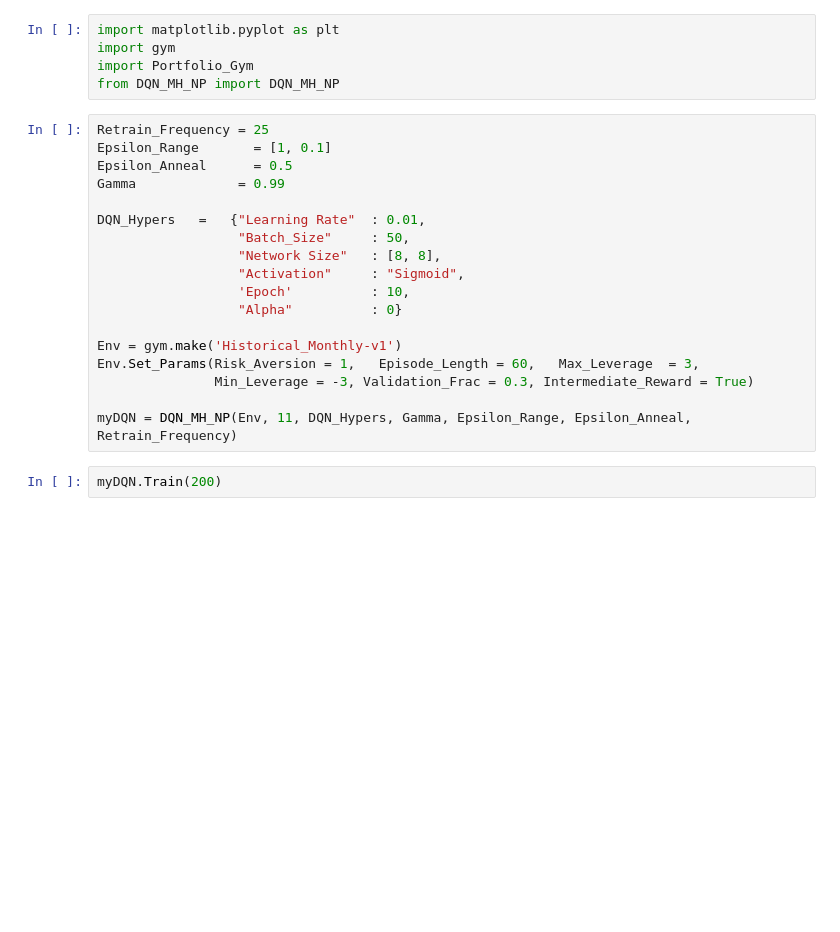
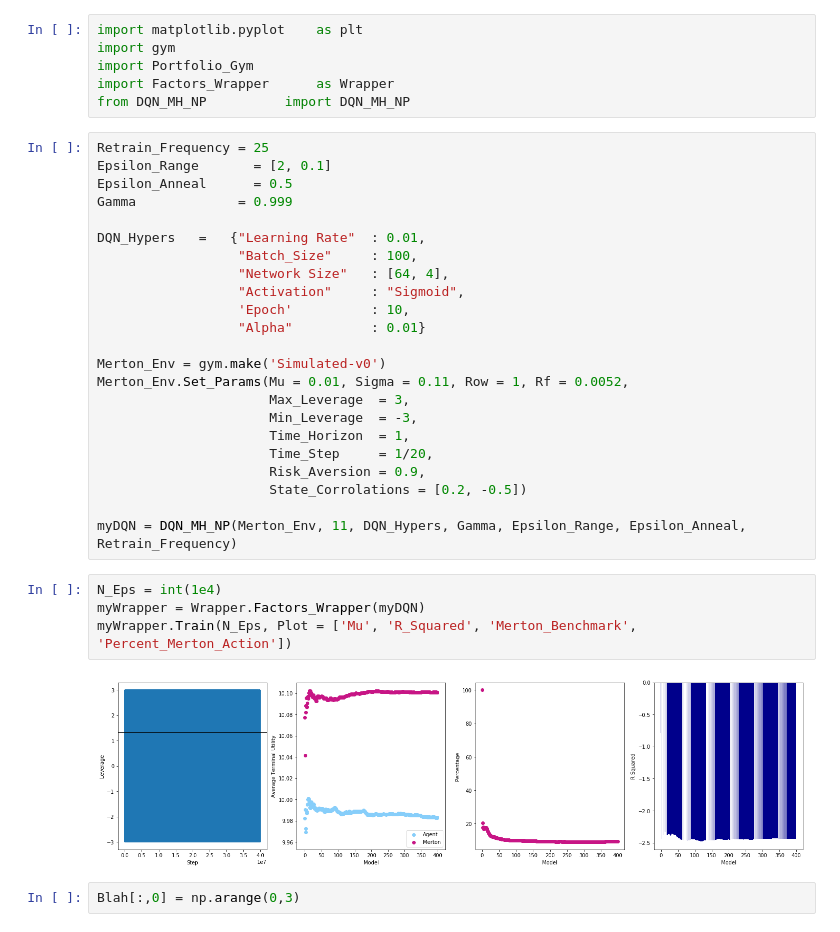
Before and after one commit to ansgarw/rl-portfolio, a Jupyter notebook: DQN Agent/DQN_Standard Form.ipynb, the cells around one changed output. Drawn from its saved outputs; the diff is of its cells as text; blank space fills up the shorter version.

```diff
--- a/DQN Agent/DQN_Standard Form.ipynb
+++ b/DQN Agent/DQN_Standard Form.ipynb
@@ -1,25 +1,37 @@
 # %%
-import matplotlib.pyplot as plt
+import matplotlib.pyplot    as plt
 import gym
 import Portfolio_Gym
-from DQN_MH_NP import DQN_MH_NP
+import Factors_Wrapper      as Wrapper
+from DQN_MH_NP          import DQN_MH_NP
 # %%
 Retrain_Frequency = 25
-Epsilon_Range       = [1, 0.1]
+Epsilon_Range       = [2, 0.1]
 Epsilon_Anneal      = 0.5
-Gamma             = 0.99
+Gamma             = 0.999
 
 DQN_Hypers   =   {"Learning Rate"  : 0.01,
-                  "Batch_Size"     : 50,
-                  "Network Size"   : [8, 8],
+                  "Batch_Size"     : 100,
+                  "Network Size"   : [64, 4],
                   "Activation"     : "Sigmoid",
                   'Epoch'          : 10,
-                  "Alpha"          : 0}
+                  "Alpha"          : 0.01}
 
-Env = gym.make('Historical_Monthly-v1')
-Env.Set_Params(Risk_Aversion = 1,   Episode_Length = 60,   Max_Leverage  = 3,
-               Min_Leverage = -3, Validation_Frac = 0.3, Intermediate_Reward = True)
+Merton_Env = gym.make('Simulated-v0')
+Merton_Env.Set_Params(Mu = 0.01, Sigma = 0.11, Row = 1, Rf = 0.0052,
+                      Max_Leverage  = 3,
+                      Min_Leverage  = -3,
+                      Time_Horizon  = 1,
+                      Time_Step     = 1/20,
+                      Risk_Aversion = 0.9,
+                      State_Corrolations = [0.2, -0.5])
 
-myDQN = DQN_MH_NP(Env, 11, DQN_Hypers, Gamma, Epsilon_Range, Epsilon_Anneal, Retrain_Frequency)
+myDQN = DQN_MH_NP(Merton_Env, 11, DQN_Hypers, Gamma, Epsilon_Range, Epsilon_Anneal, Retrain_Frequency)
-# %%
-myDQN.Train(200)
+# %%
+N_Eps = int(1e4)
+myWrapper = Wrapper.Factors_Wrapper(myDQN)
+myWrapper.Train(N_Eps, Plot = ['Mu', 'R_Squared', 'Merton_Benchmark', 'Percent_Merton_Action'])
+# %% [output]
+[figure, added]
+# %%
+Blah[:,0] = np.arange(0,3)
```
Also changed, not shown: 6 other files.
